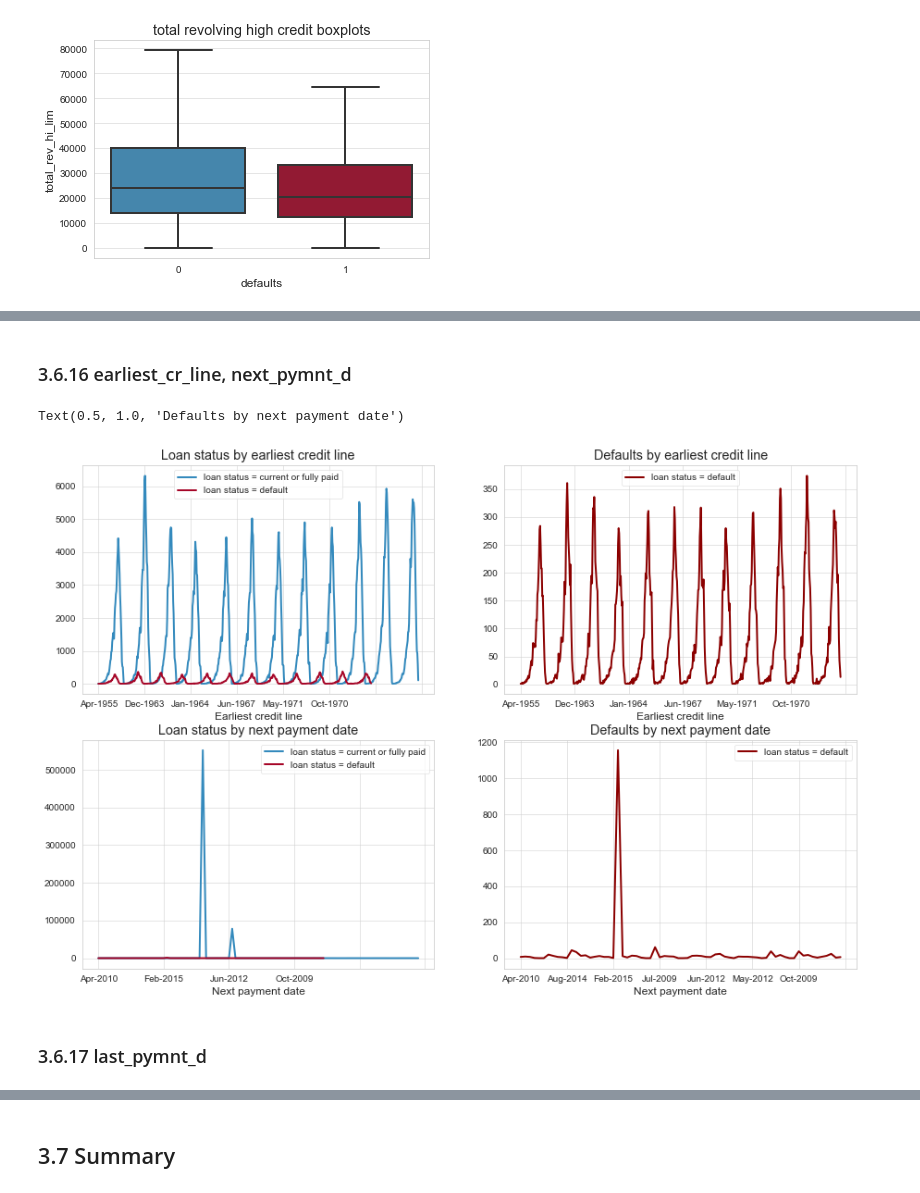
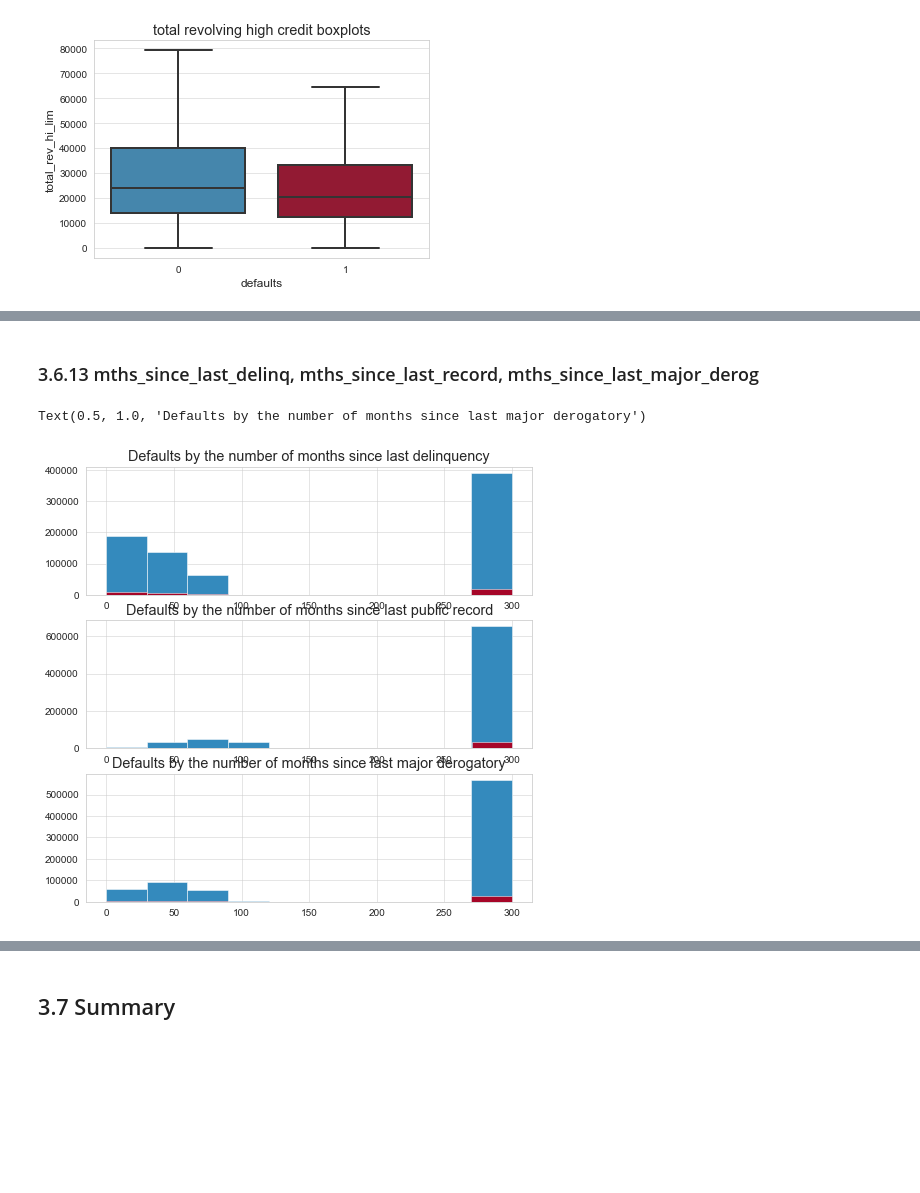
Before and after one commit to S-McDermott/Capstone-2-Loan_Default, a Jupyter notebook: 3_Exploratory_Data_Analysis.ipynb, the cells around one changed output, grey strips where cells are left out. Drawn from its saved outputs; the diff is of its cells as text; code cells hidden in the pictures; blank space fills up the shorter version.

```diff
--- a/3_Exploratory_Data_Analysis.ipynb
+++ b/3_Exploratory_Data_Analysis.ipynb
@@ -165,4 +156,0 @@ Looking at the above graph, there is a very clear relationship between loan_amnt
-# %%
-# dropping columns
-lc.drop(['installment', 'total_pymnt_inv', 'out_prncp_inv', 'recoveries', 'collection_recovery_fee'], axis=1, inplace=True)
-lc.shape
@@ -835,35 +636,22 @@ Text(0.5, 1.0, 'Defaults by last credit pull date')
 # %% [markdown]
-### 3.6.16 earliest_cr_line, next_pymnt_d<a id='3.6.16_earliest_cr_line,_next_pymnt_d'></a>
+### 3.6.13 mths_since_last_delinq, mths_since_last_record, mths_since_last_major_derog<a id=' mths_since_last_delinq,_mths_since_last_record,_mths_since_last_major_derog'></a>
 # %%
-plt.figure(figsize=(15, 10))
+plt.figure(figsize=(8, 8))
 
-plt.subplot(2,2,1)
-lc[lc['defaults'] == 0]['earliest_cr_line'].value_counts().sort_index().plot(label='loan status = current or fully paid')
-lc[lc['defaults'] == 1]['earliest_cr_line'].value_counts().sort_index().plot(label='loan status = default')
-plt.legend()
-plt.xlabel('Earliest credit line')
-plt.title('Loan status by earliest credit line')
+plt.subplot(3,1,1)
+lc[lc['defaults'] == 0]['mths_since_last_delinq'].hist(label='loan status = current or fully paid')
+lc[lc['defaults'] == 1]['mths_since_last_delinq'].hist(label='loan status = default')
+plt.title('Defaults by the number of months since last delinquency')
 
-plt.subplot(2,2,2)
-lc[lc['defaults'] == 1]['earliest_cr_line'].value_counts().sort_index().plot(label='loan status = default', color='darkred')
-plt.legend()
-plt.xlabel('Earliest credit line')
-plt.title('Defaults by earliest credit line')
+plt.subplot(3,1,2)
+lc[lc['defaults'] == 0]['mths_since_last_record'].hist(label='loan status = current or fully paid')
+lc[lc['defaults'] == 1]['mths_since_last_record'].hist(label='loan status = default')
+plt.title('Defaults by the number of months since last public record')
 
-plt.subplot(2,2,3)
-lc[lc['defaults'] == 0]['next_pymnt_d'].value_counts().sort_index().plot(label='loan status = current or fully paid')
-lc[lc['defaults'] == 1]['next_pymnt_d'].value_counts().sort_index().plot(label='loan status = default')
-plt.legend()
-plt.xlabel('Next payment date')
-plt.title('Loan status by next payment date')
-
-plt.subplot(2,2,4)
-lc[lc['defaults'] == 1]['next_pymnt_d'].value_counts().sort_index().plot(label='loan status = default', color='darkred')
-plt.legend()
-plt.xlabel('Next payment date')
-plt.title('Defaults by next payment date')
+plt.subplot(3,1,3)
+lc[lc['defaults'] == 0]['mths_since_last_major_derog'].hist(label='loan status = current or fully paid')
+lc[lc['defaults'] == 1]['mths_since_last_major_derog'].hist(label='loan status = default')
+plt.title('Defaults by the number of months since last major derogatory')
 # %% [output]
-Text(0.5, 1.0, 'Defaults by next payment date')
+Text(0.5, 1.0, 'Defaults by the number of months since last major derogatory')
-[figure, old version]
+[figure, new version]
-# %% [markdown]
-### 3.6.17 last_pymnt_d<a id='3.6.17_last_pymnt_d'></a>
```
Also changed, not shown: parts of 65 cells of this notebook.
